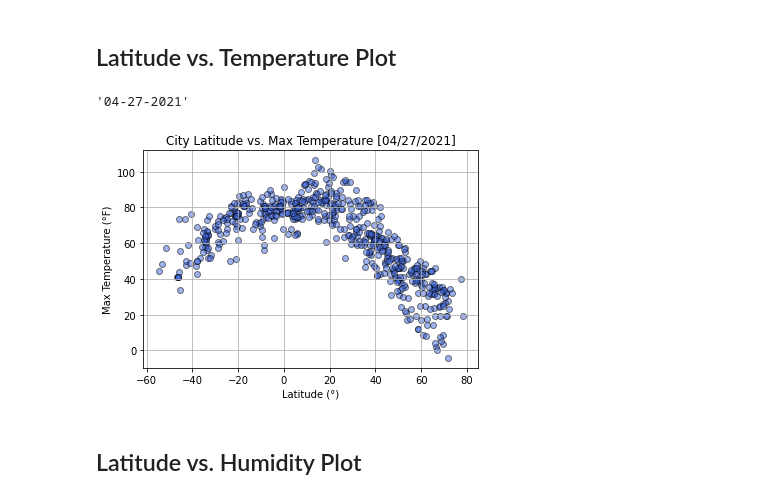
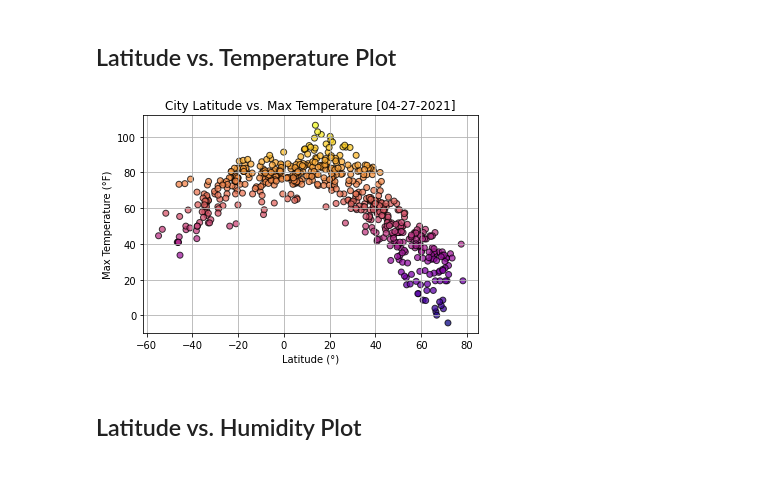
Before and after one commit to rperezme-data/DAB_H06_Python-API-challenge, a Jupyter notebook: WeatherPy/WeatherPy.ipynb, the cells around one changed output. Cells and saved outputs as stored; diff of their text form; code cells hidden in the pictures.

```diff
--- a/WeatherPy/WeatherPy.ipynb
+++ b/WeatherPy/WeatherPy.ipynb
@@ -206,33 +205,30 @@ date = f"{today.month:02d}/{today.day:02d}/{today.year}"
 
 ## Set initial values
 figure_num = 1
-# %%
-today.strftime('%m-%d-%Y')
-# %% [output]
-'04-27-2021'
 # %%
 # Set x & y values for scatter plot
 x_values = clean_city_data['Lat']
 y_values = clean_city_data['Max Temp']
 
 ## SCATTER PLOT
 ## Set Scatter Plot parameters
-plt.scatter(x_values, y_values, color='royalblue', alpha=0.5, edgecolors= "black")
+# plt.scatter(x_values, y_values, color='royalblue', alpha=0.5, edgecolors= "black")
+plt.scatter(x_values, y_values, c=y_values, cmap='plasma', alpha=0.75, edgecolors= "black")
 
 # Set Title, X Label, and Y Label
 plt.title(f"City Latitude vs. Max Temperature [{date}]")
 plt.xlabel("Latitude (°)")
 plt.ylabel("Max Temperature (°F)")
 
 ## Show grid
 plt.grid()
 # Save plot
 plt.savefig(f"Output/Fig_{figure_num:02d}.png")
 figure_num += 1
 ## Show plot
 plt.show()
 # %% [output]
-[figure, old version]
+[figure, new version]
 # %% [markdown]
 ## Latitude vs. Humidity Plot
 # %%
```
Also changed, not shown: parts of 6 cells of this notebook, 5 other files.
